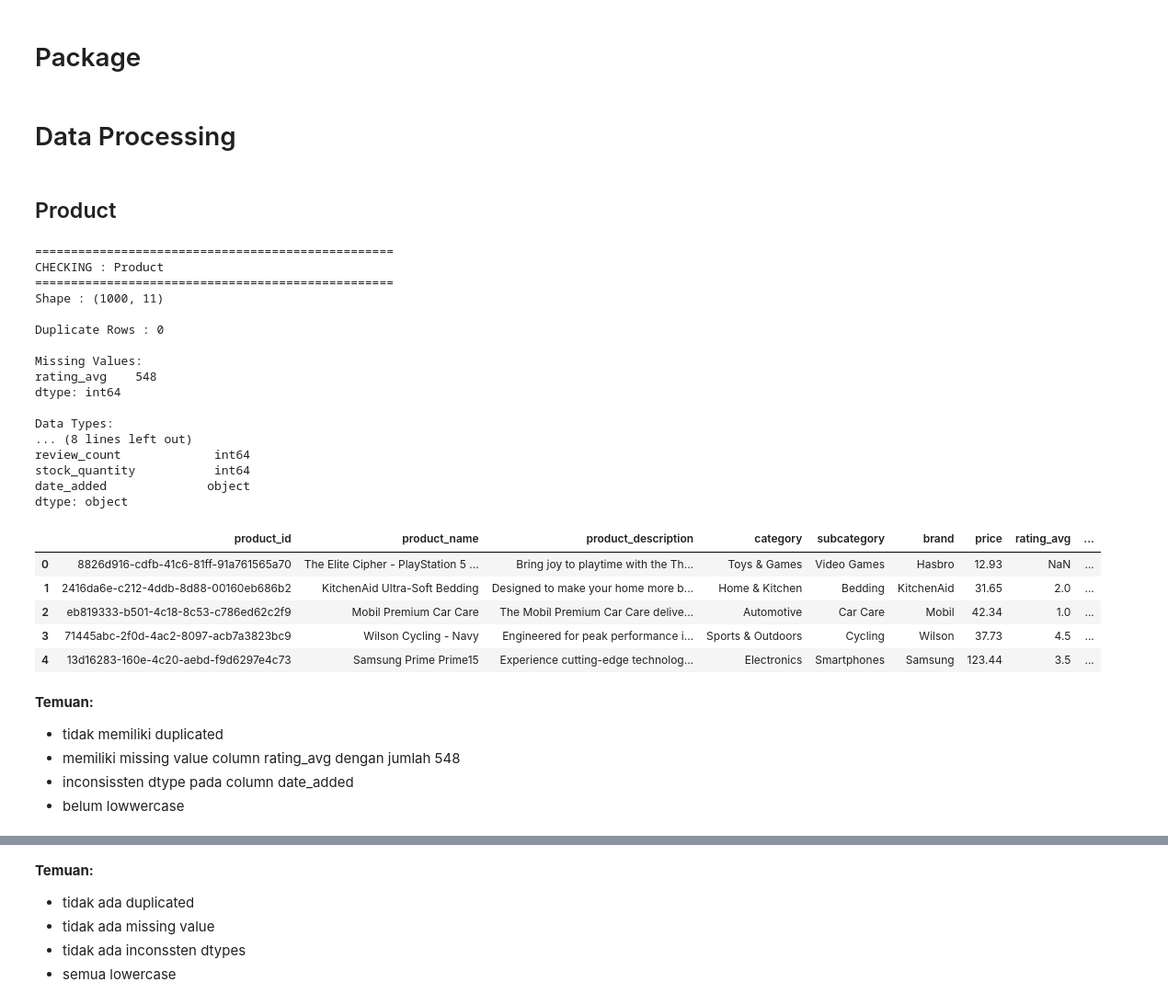
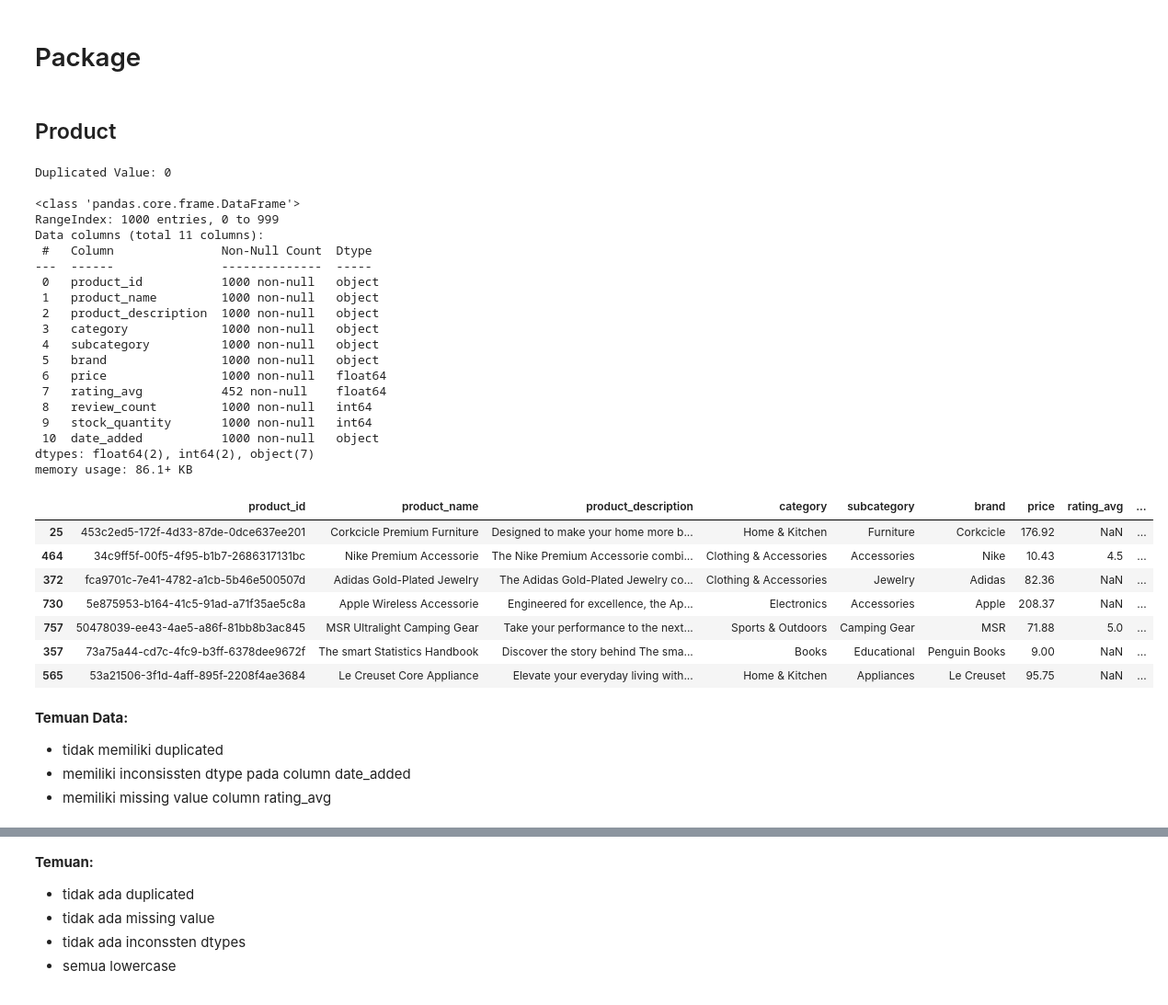
Before and after one commit to HaafizHhamda/Practice_Case, a Jupyter notebook: Notebook.ipynb, the cells around one changed output, grey strips where cells are left out. Shown at 92% size. Drawn from its saved outputs; the diff is of its cells as text; code cells hidden in the pictures.

```diff
--- a/Notebook.ipynb
+++ b/Notebook.ipynb
@@ -5,2 +6,0 @@ import pandas as pd
-# %% [markdown]
-# Data Processing
@@ -43,40 +7,52 @@ def data_quality_check(df, df_name="DataFrame"):
+# %%
+def check_data(df):
+    '''
+        fungsi ini menampilkan info dataframe
+    '''
+    duplicatedV = df.duplicated().sum()
+    print(f'Duplicated Value: {duplicatedV}\n')
+    df.info()
+    return df.sample(n=7, random_state=11)
 # %% [markdown]
 ## Product
 # %%
 # read file csv
 product_table = pd.read_csv('products.csv')
 
 # check kualitas data
-data_quality_check(product_table,'Product')
-product_table.head()
+check_data(product_table)
 # %% [output]
-==================================================
-CHECKING : Product
-==================================================
-Shape : (1000, 11)
+Duplicated Value: 0
 
-Duplicate Rows : 0
-
-Missing Values:
-rating_avg    548
-dtype: int64
-
-Data Types:
-... (8 lines left out)
-review_count             int64
-stock_quantity           int64
-date_added              object
-dtype: object
+<class 'pandas.core.frame.DataFrame'>
+RangeIndex: 1000 entries, 0 to 999
+Data columns (total 11 columns):
+ #   Column               Non-Null Count  Dtype
+---  ------               --------------  -----
+ 0   product_id           1000 non-null   object
+ 1   product_name         1000 non-null   object
+ 2   product_description  1000 non-null   object
+ 3   category             1000 non-null   object
+ 4   subcategory          1000 non-null   object
+ 5   brand                1000 non-null   object
+ 6   price                1000 non-null   float64
+ 7   rating_avg           452 non-null    float64
+ 8   review_count         1000 non-null   int64
+ 9   stock_quantity       1000 non-null   int64
+ 10  date_added           1000 non-null   object
+dtypes: float64(2), int64(2), object(7)
+memory usage: 86.1+ KB
 |  | product_id | product_name | product_description | category | subcategory | brand | price | rating_avg | ... |
-| 0 | 8826d916-cdfb-41c6-81ff-91a761565a70 | The Elite Cipher - PlayStation 5 ... | Bring joy to playtime with the Th... | Toys & Games | Video Games | Hasbro | 12.93 | NaN | ... |
-| 1 | 2416da6e-c212-4ddb-8d88-00160eb686b2 | KitchenAid Ultra-Soft Bedding | Designed to make your home more b... | Home & Kitchen | Bedding | KitchenAid | 31.65 | 2.0 | ... |
-| 2 | eb819333-b501-4c18-8c53-c786ed62c2f9 | Mobil Premium Car Care | The Mobil Premium Car Care delive... | Automotive | Car Care | Mobil | 42.34 | 1.0 | ... |
-| 3 | 71445abc-2f0d-4ac2-8097-acb7a3823bc9 | Wilson Cycling - Navy | Engineered for peak performance i... | Sports & Outdoors | Cycling | Wilson | 37.73 | 4.5 | ... |
-| 4 | 13d16283-160e-4c20-aebd-f9d6297e4c73 | Samsung Prime Prime15 | Experience cutting-edge technolog... | Electronics | Smartphones | Samsung | 123.44 | 3.5 | ... |
+| 25 | 453c2ed5-172f-4d33-87de-0dce637ee201 | Corkcicle Premium Furniture | Designed to make your home more b... | Home & Kitchen | Furniture | Corkcicle | 176.92 | NaN | ... |
+| 464 | 34c9ff5f-00f5-4f95-b1b7-2686317131bc | Nike Premium Accessorie | The Nike Premium Accessorie combi... | Clothing & Accessories | Accessories | Nike | 10.43 | 4.5 | ... |
+| 372 | fca9701c-7e41-4782-a1cb-5b46e500507d | Adidas Gold-Plated Jewelry | The Adidas Gold-Plated Jewelry co... | Clothing & Accessories | Jewelry | Adidas | 82.36 | NaN | ... |
+| 730 | 5e875953-b164-41c5-91ad-a71f35ae5c8a | Apple Wireless Accessorie | Engineered for excellence, the Ap... | Electronics | Accessories | Apple | 208.37 | NaN | ... |
+| 757 | 50478039-ee43-4ae5-a86f-81bb8b3ac845 | MSR Ultralight Camping Gear | Take your performance to the next... | Sports & Outdoors | Camping Gear | MSR | 71.88 | 5.0 | ... |
+| 357 | 73a75a44-cd7c-4fc9-b3ff-6378dee9672f | The smart Statistics Handbook | Discover the story behind The sma... | Books | Educational | Penguin Books | 9.00 | NaN | ... |
+| 565 | 53a21506-3f1d-4aff-895f-2208f4ae3684 | Le Creuset Core Appliance | Elevate your everyday living with... | Home & Kitchen | Appliances | Le Creuset | 95.75 | NaN | ... |
 # %% [markdown]
-**Temuan:**
+**Temuan Data:**
 
 - tidak memiliki duplicated
-- memiliki missing value column rating_avg dengan jumlah 548
-- inconsissten dtype pada column date_added
-- belum lowwercase
+- memiliki inconsissten dtype pada column date_added
+- memiliki missing value column rating_avg
```
Also changed, not shown: parts of 49 cells of this notebook.
